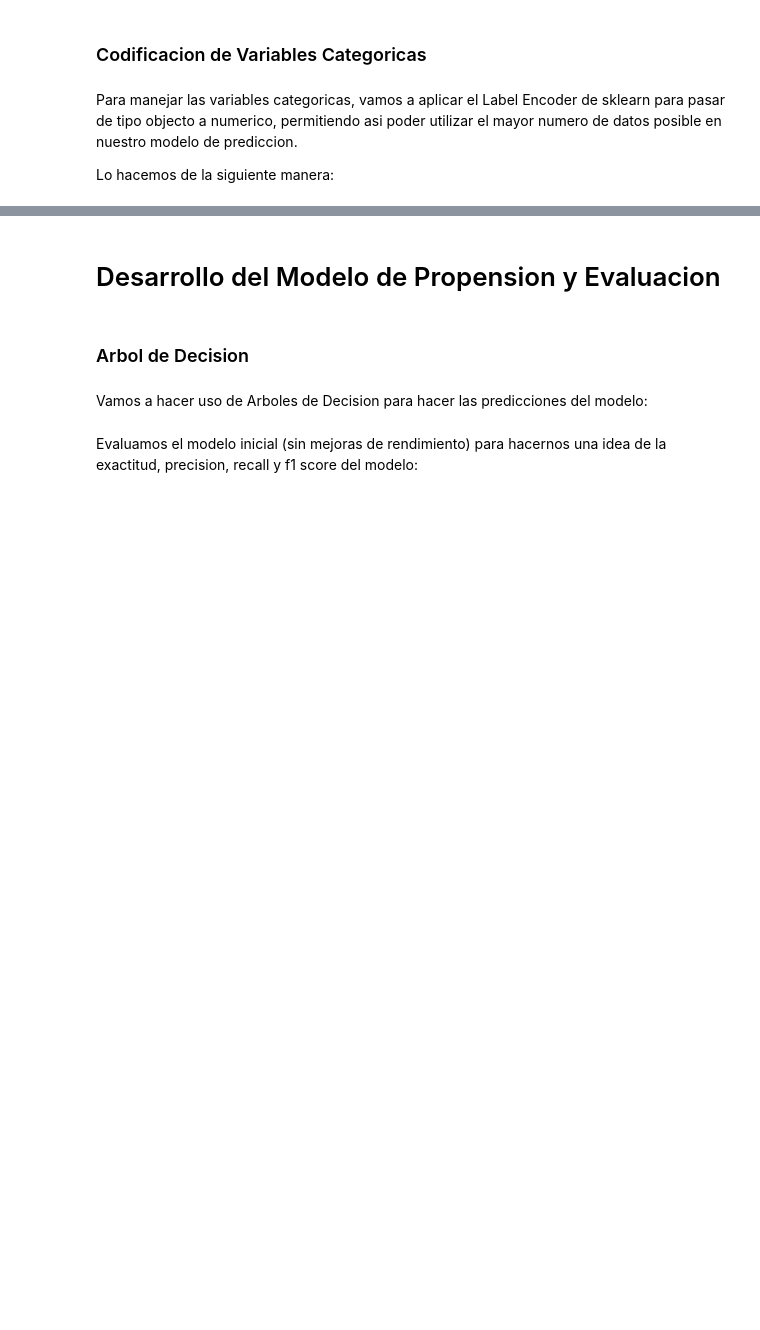
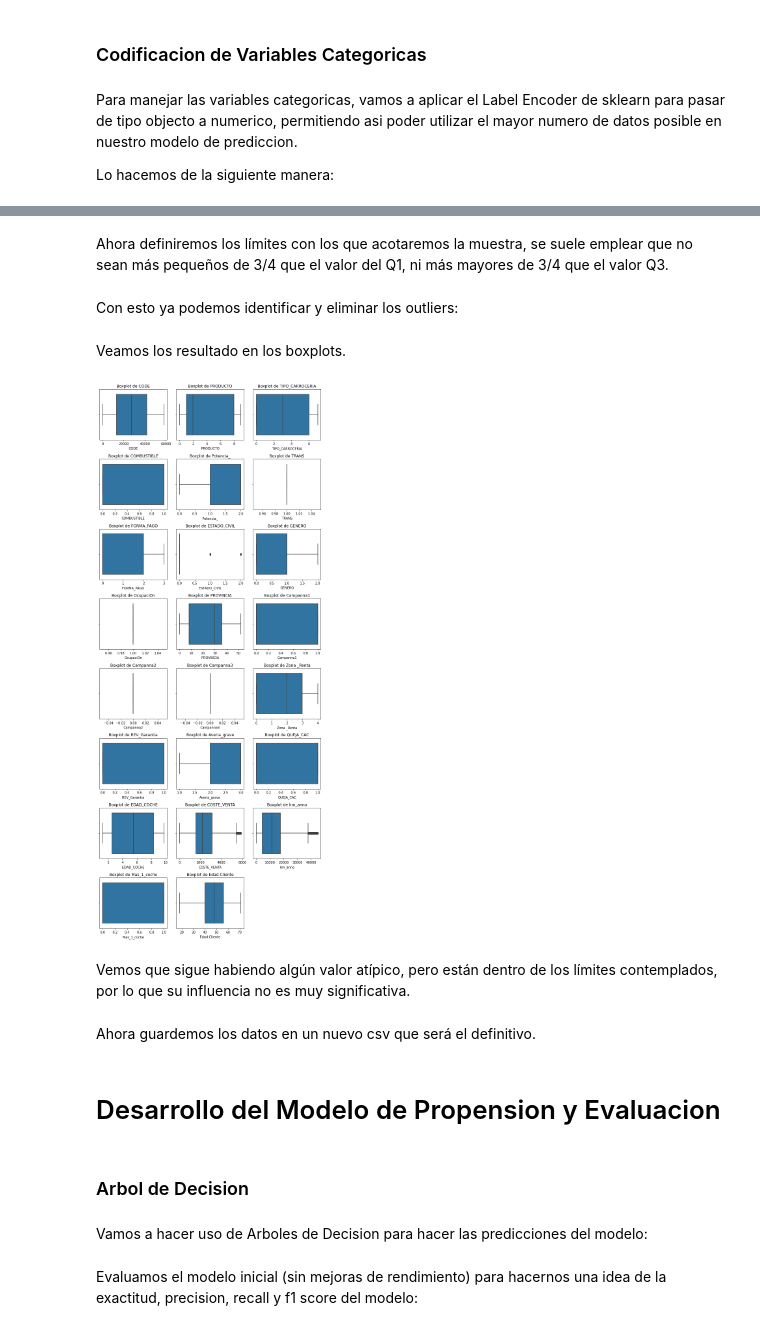
Before and after one commit to pelahumi/Modelo-Propension, a Jupyter notebook: fix_data.ipynb, the cells around one changed output, grey strips where cells are left out. Saved outputs shown, nothing was run; the diff lists cells and outputs as text; code cells hidden in the pictures; blank space fills up the shorter version.

Commit message:
Outliers

```diff
--- a/fix_data.ipynb
+++ b/fix_data.ipynb
@@ -181,0 +186,2 @@ df.to_csv('DB/cleaned/cars_cleaned.csv', index=False)
+# %%
+df = pd.read_csv('DB/cleaned/cars_cleaned.csv')
@@ -181,0 +192,47 @@ df.to_csv('DB/cleaned/cars_cleaned.csv', index=False)
+# %%
+Q1 = df.quantile(0.25)
+Q3 = df.quantile(0.75)
+IQR = Q3 - Q1
+# %% [markdown]
+Ahora definiremos los límites con los que acotaremos la muestra, se suele emplear que no sean más pequeños de 3/4 que el valor del Q1, ni más mayores de 3/4 que el valor Q3.
+# %%
+lower_bound = Q1 - 1.5 * IQR
+upper_bound = Q3 + 1.5 * IQR
+# %% [markdown]
+Con esto ya podemos identificar y eliminar los outliers:
+# %%
+# Locate
+outliers = df[((df < lower_bound) | (df > upper_bound)).any(axis=1)]
+
+# Drop
+df = df[~df.isin(outliers)].dropna(how='all')
+# %% [markdown]
+Veamos los resultado en los boxplots.
+# %%
+num_col = df.columns
+
+# Definimos el número de columnas para mostrar por fila
+n_cols = 3
+n_rows = len(num_col) // n_cols + (len(num_col) % n_cols > 0)
+
+fig, axes = plt.subplots(n_rows, n_cols, figsize=(10, 3 * n_rows))
+axes = axes.flatten()  # Aplanar la matriz de ejes
+
+# Creamos los diagramas de caja (boxplots)
+for i, col in enumerate(num_col):
+    sns.boxplot(x=df[col], ax=axes[i])
+    axes[i].set_title(f'Boxplot de {col}')
+
+# Eliminamos los subplots vacios, por estetica
+for j in range(i+1, len(axes)):
+    fig.delaxes(axes[j])
+
+# Mostrar la figura con los subplots
+plt.tight_layout()
+plt.show()
+# %% [output]
+[figure, added]
+# %% [markdown]
+Vemos que sigue habiendo algún valor atípico, pero están dentro de los límites contemplados, por lo que su influencia no es muy significativa.
+# %% [markdown]
+Ahora guardemos los datos en un nuevo csv que será el definitivo.
```
Also changed, not shown: parts of 10 cells of this notebook, 2 other files.
